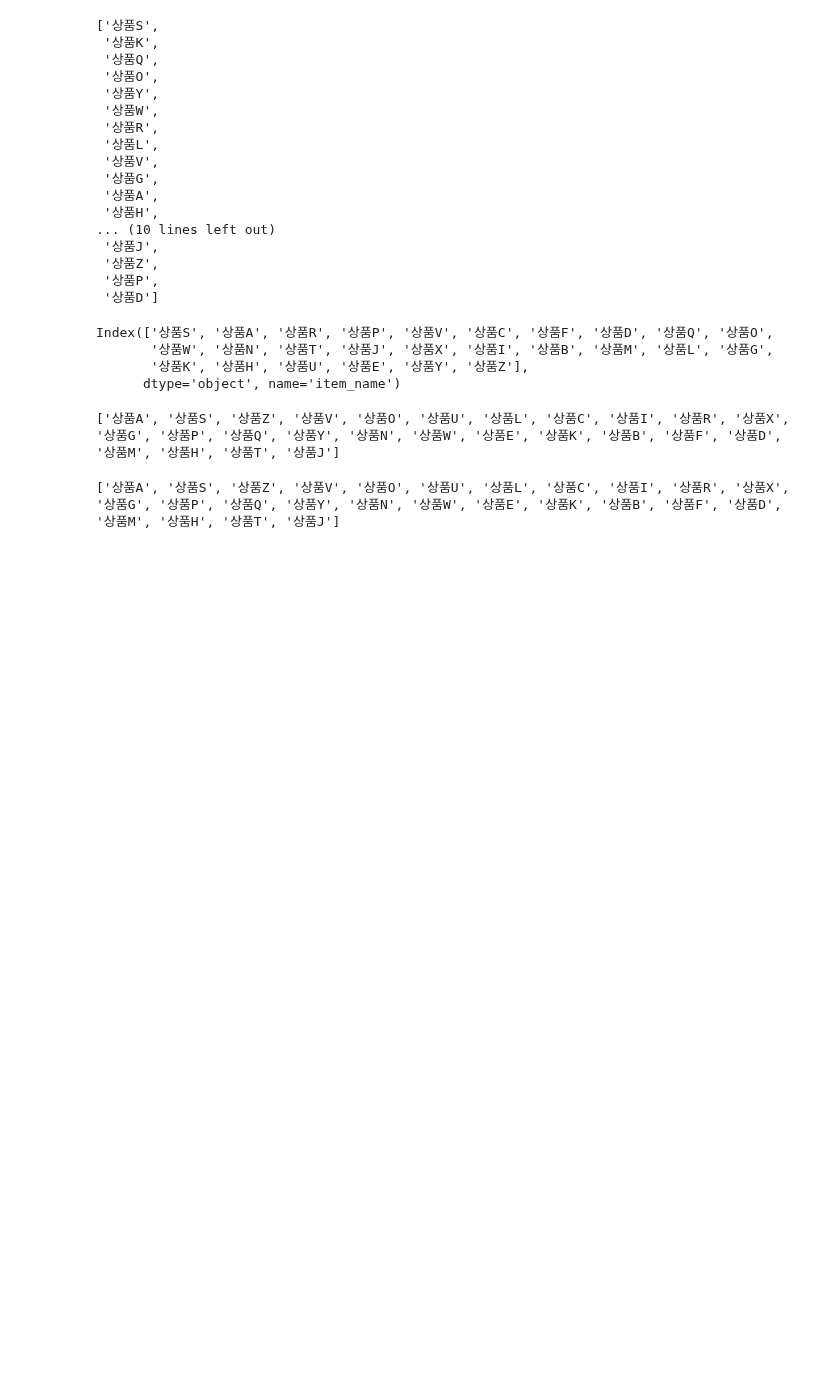
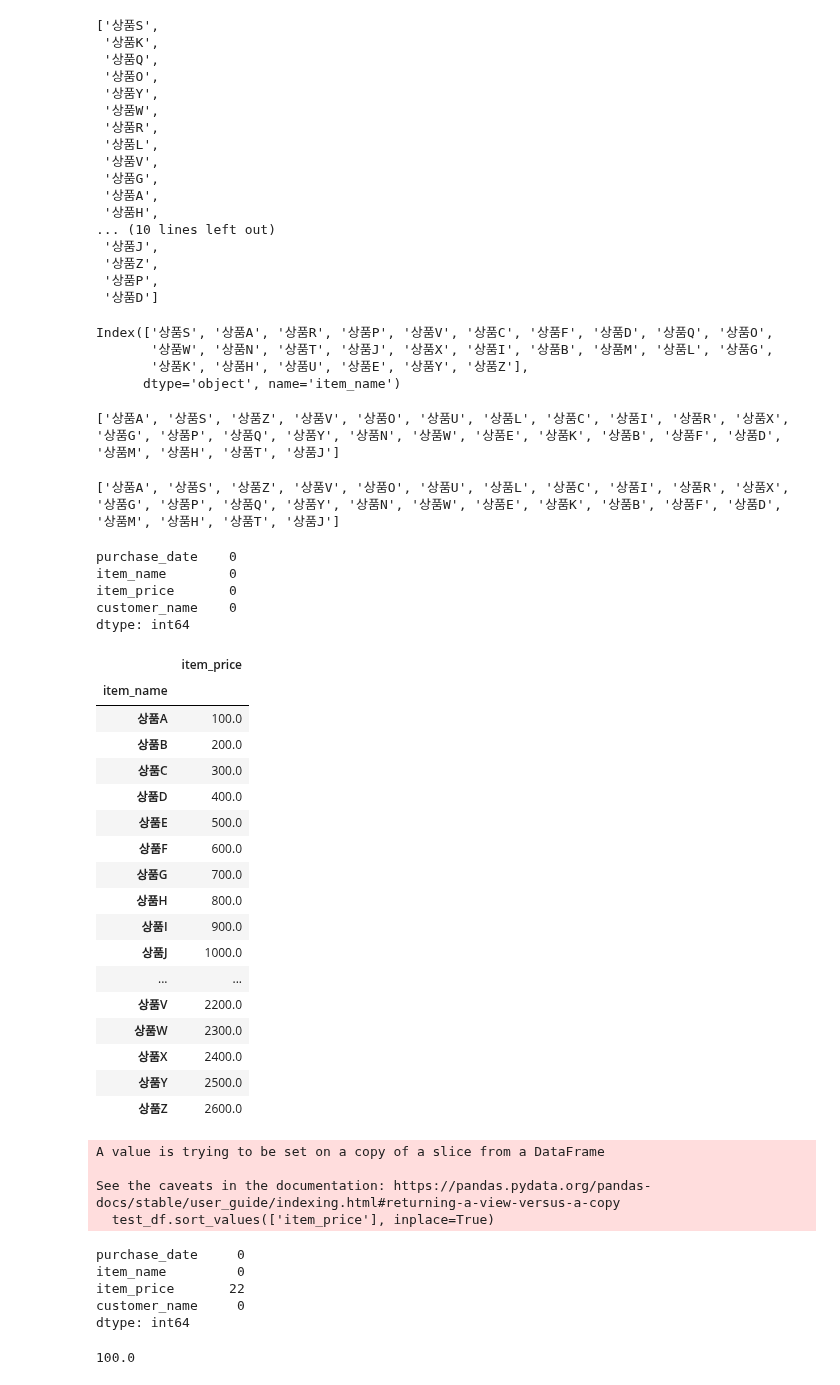
Before and after one commit to KHseo32/test, a Jupyter notebook: 3월 22일/240322(Uriage).ipynb, the cells around one changed output. Saved outputs shown, nothing was run; the diff lists cells and outputs as text; code cells hidden in the pictures; blank space fills up the shorter version.

```diff
--- a/3월 22일/240322(Uriage).ipynb
+++ b/3월 22일/240322(Uriage).ipynb
@@ -357,3 +357,49 @@ for i in name_list:
 print(result)
 # %% [output]
 ['상품A', '상품S', '상품Z', '상품V', '상품O', '상품U', '상품L', '상품C', '상품I', '상품R', '상품X', '상품G', '상품P', '상품Q', '상품Y', '상품N', '상품W', '상품E', '상품K', '상품B', '상품F', '상품D', '상품M', '상품H', '상품T', '상품J']
+# %%
+item_list = df2['item_name'].unique()
+
+for i in item_list:
+    # print(item)
+    # i : item_list에 원소들이 하나씩 대입
+    # i 변수를 이용하여 인덱스의 조건식 생성
+    # 상품A부터 상품Z까지 조건식을 반복적으로 생성
+    flag = df2['item_name']==i
+    # print(flag.head(3))
+    # item_price가 결측치인 인덱스 조건식
+    flag_null = df2['item_price'].isna()
+
+    #flag 조거식과 flag_null의 부정 조건식에 item_price 평균
+    mean_data = df2.loc[flag & ~flag_null, 'item_price'].mean()
+    # mean_data를 flag조건식과 flag_null 조건식에 item_price 대입
+    df2.loc[flag & flag_null, 'item_price'] = mean_data
+# %%
+df2.isna().sum()
+# %% [output]
+purchase_date    0
+item_name        0
+item_price       0
+customer_name    0
+dtype: int64
+# %%
+df2[['item_name', 'item_price']].groupby(['item_name']).mean()
+# %% [output]
+|  | item_price |
+| item_name |  |
+| 상품A | 100.0 |
+| 상품B | 200.0 |
+| 상품C | 300.0 |
+| 상품D | 400.0 |
+| 상품E | 500.0 |
+| 상품F | 600.0 |
+| 상품G | 700.0 |
+| 상품H | 800.0 |
+| 상품I | 900.0 |
+| 상품J | 1000.0 |
+| ... | ... |
+| 상품V | 2200.0 |
+| 상품W | 2300.0 |
+| 상품X | 2400.0 |
+| 상품Y | 2500.0 |
+| 상품Z | 2600.0 |
@@ -359,0 +410,8 @@ print(result)
+# %%
+# test_df에 item_price를 기준으로 오름차순 정렬
+test_df.sort_values(['item_price'], inplace=True)
+# %% [output]
+A value is trying to be set on a copy of a slice from a DataFrame
+
+See the caveats in the documentation: https://pandas.pydata.org/pandas-docs/stable/user_guide/indexing.html#returning-a-view-versus-a-copy
+  test_df.sort_values(['item_price'], inplace=True)
@@ -359,0 +421,12 @@ print(result)
+# %%
+test_df.isna().sum()
+# %% [output]
+purchase_date     0
+item_name         0
+item_price       22
+customer_name     0
+dtype: int64
+# %%
+test_df['item_price'].mean()
+# %% [output]
+100.0
```
Also changed, not shown: parts of 5 cells of this notebook, 1 other file.
